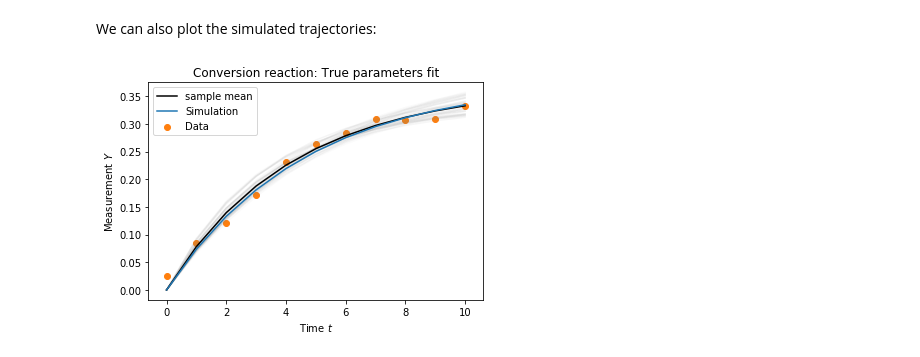
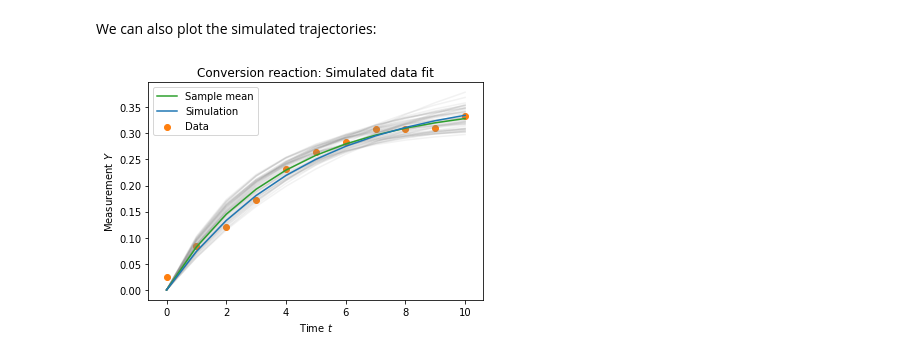
Before and after one commit to ICB-DCM/pyABC, a Jupyter notebook: doc/examples/conversion_reaction.ipynb, the cells around one changed output. Saved outputs shown, nothing was run; the diff lists cells and outputs as text; code cells hidden in the pictures.

```diff
--- a/doc/examples/conversion_reaction.ipynb
+++ b/doc/examples/conversion_reaction.ipynb
@@ -171,25 +169,27 @@ We can also plot the simulated trajectories:
 # %%
 _, ax = plt.subplots()
 
 def plot_data(sum_stat, weight, ax, **kwargs):
-    ax.plot(measurement_times, sum_stat['X_2'], color='grey', alpha=2 * weight)
+    """Plot a single trajectory"""
+    ax.plot(measurement_times, sum_stat['X_2'], color='grey', alpha=0.1)
 
 def plot_mean(sum_stats, weights, ax, **kwargs):
+    """Plot mean over all samples"""
     weights = np.array(weights)
     weights /= weights.sum()
     data = np.array([sum_stat['X_2'] for sum_stat in sum_stats])
     mean = (data * weights.reshape((-1, 1))).sum(axis=0)
-    ax.plot(measurement_times, mean, color='k', label='sample mean')
+    ax.plot(measurement_times, mean, color='C2', label='Sample mean')
 
 ax = plot_data_callback(h, plot_data, plot_mean, ax=ax)
 
 plt.plot(true_trajectory, color="C0", label='Simulation')
 plt.scatter(measurement_times, measurement_data,
             color="C1", label='Data')
 plt.xlabel('Time $t$')
 plt.ylabel('Measurement $Y$')
-plt.title('Conversion reaction: True parameters fit')
+plt.title('Conversion reaction: Simulated data fit')
 plt.legend()
 plt.show()
 # %% [output]
-[figure, old version]
+[figure, new version]
```
Also changed, not shown: parts of 3 cells of this notebook.
